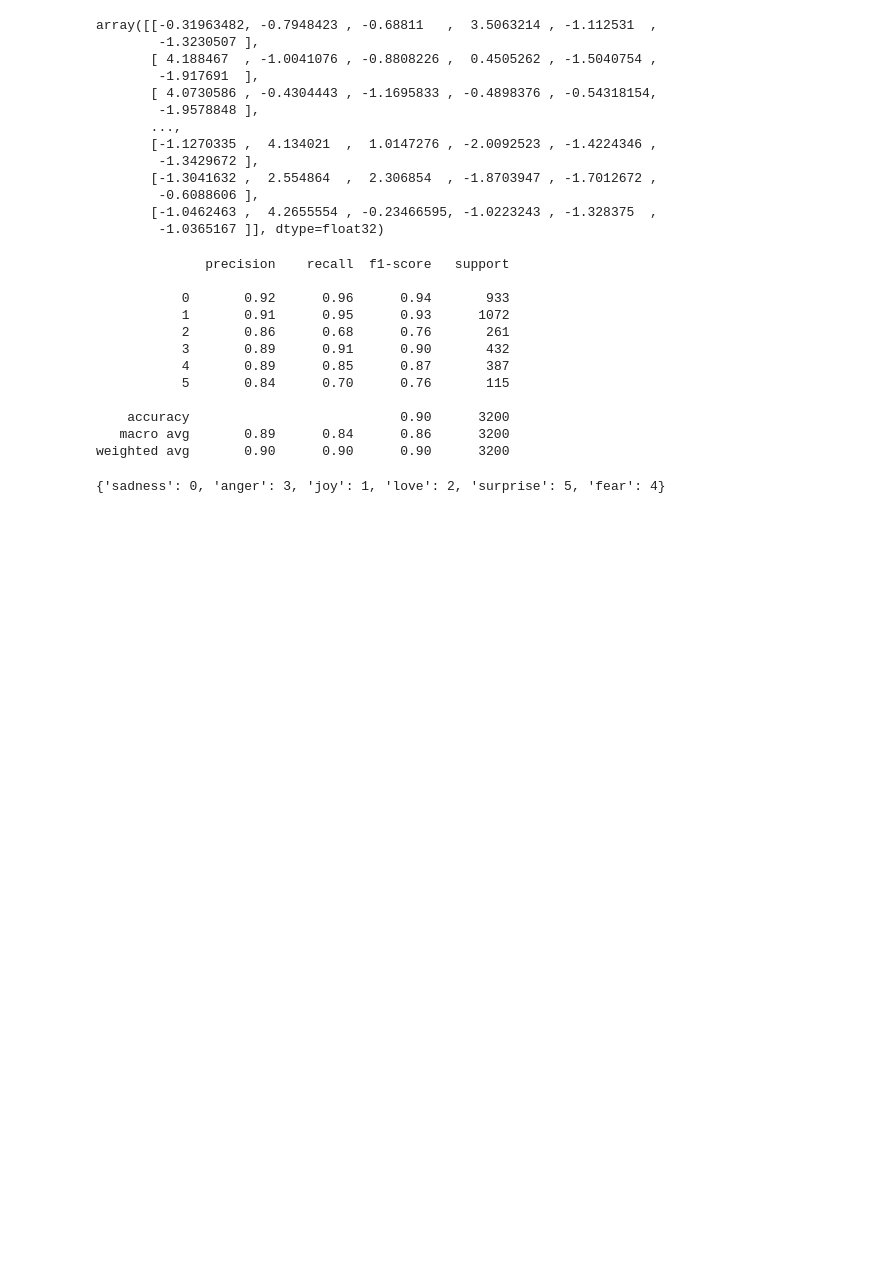
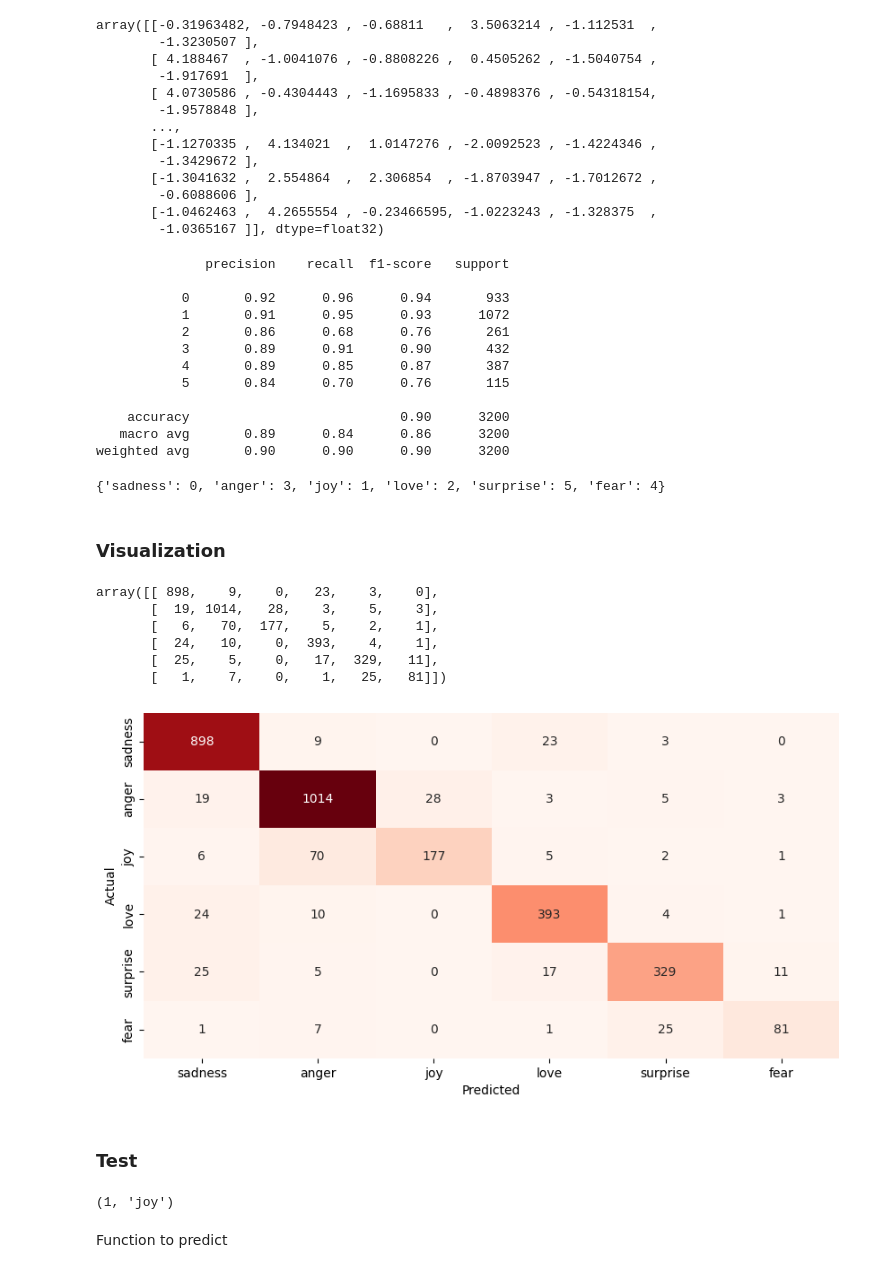
Before and after one commit to ThierrryScotto/Finetunig-BERT, a Jupyter notebook: Finetunig_BERT.ipynb, the cells around one changed output. Cells and saved outputs as stored; diff of their text form; code cells hidden in the pictures; blank space fills up the shorter version.

```diff
--- a/Finetunig_BERT.ipynb
+++ b/Finetunig_BERT.ipynb
@@ -473,3 +473,5 @@ weighted avg       0.90      0.90      0.90      3200
 label2id
 # %% [output]
 {'sadness': 0, 'anger': 3, 'joy': 1, 'love': 2, 'surprise': 5, 'fear': 4}
+# %% [markdown]
+### Visualization
@@ -475,0 +482,20 @@ label2id
+# %%
+cm = confusion_matrix(y_true, y_pred)
+cm
+# %% [output]
+array([[ 898,    9,    0,   23,    3,    0],
+       [  19, 1014,   28,    3,    5,    3],
+       [   6,   70,  177,    5,    2,    1],
+       [  24,   10,    0,  393,    4,    1],
+       [  25,    5,    0,   17,  329,   11],
+       [   1,    7,    0,    1,   25,   81]])
+# %%
+plt.figure(figsize=(10, 5))
+sns.heatmap(cm, annot=True, xticklabels=label2id.keys(), yticklabels=label2id.keys(), fmt='d', cbar=False, cmap='Reds')
+plt.ylabel('Actual')
+plt.xlabel('Predicted')
+plt.show()
+# %% [output]
+[figure, added]
+# %% [markdown]
+### Test
@@ -475,0 +511,7 @@ label2id
+# %%
+pred = torch.argmax(logits, dim=1).item()
+pred, id2label[pred]
+# %% [output]
+(1, 'joy')
+# %% [markdown]
+Function to predict
```
Also changed, not shown: parts of 15 cells of this notebook.
